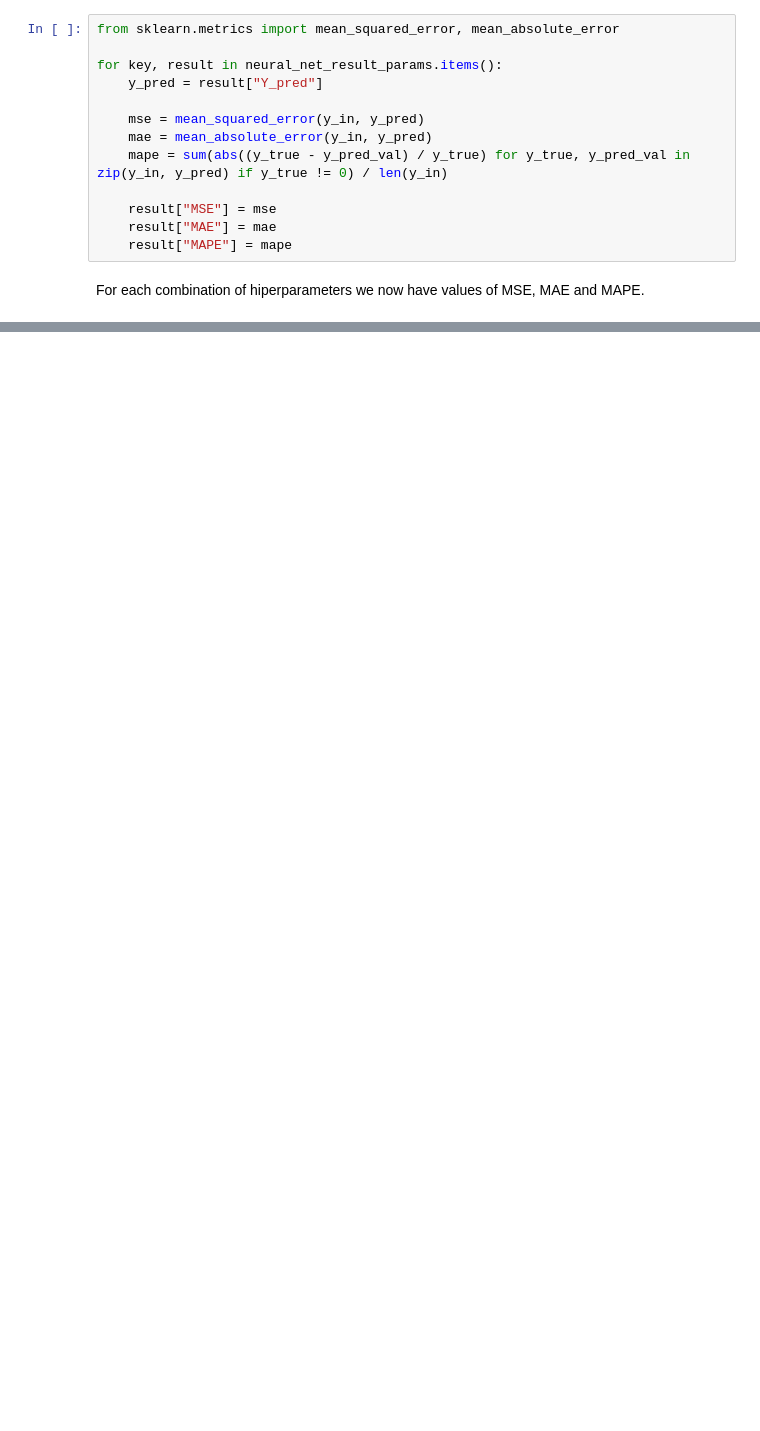
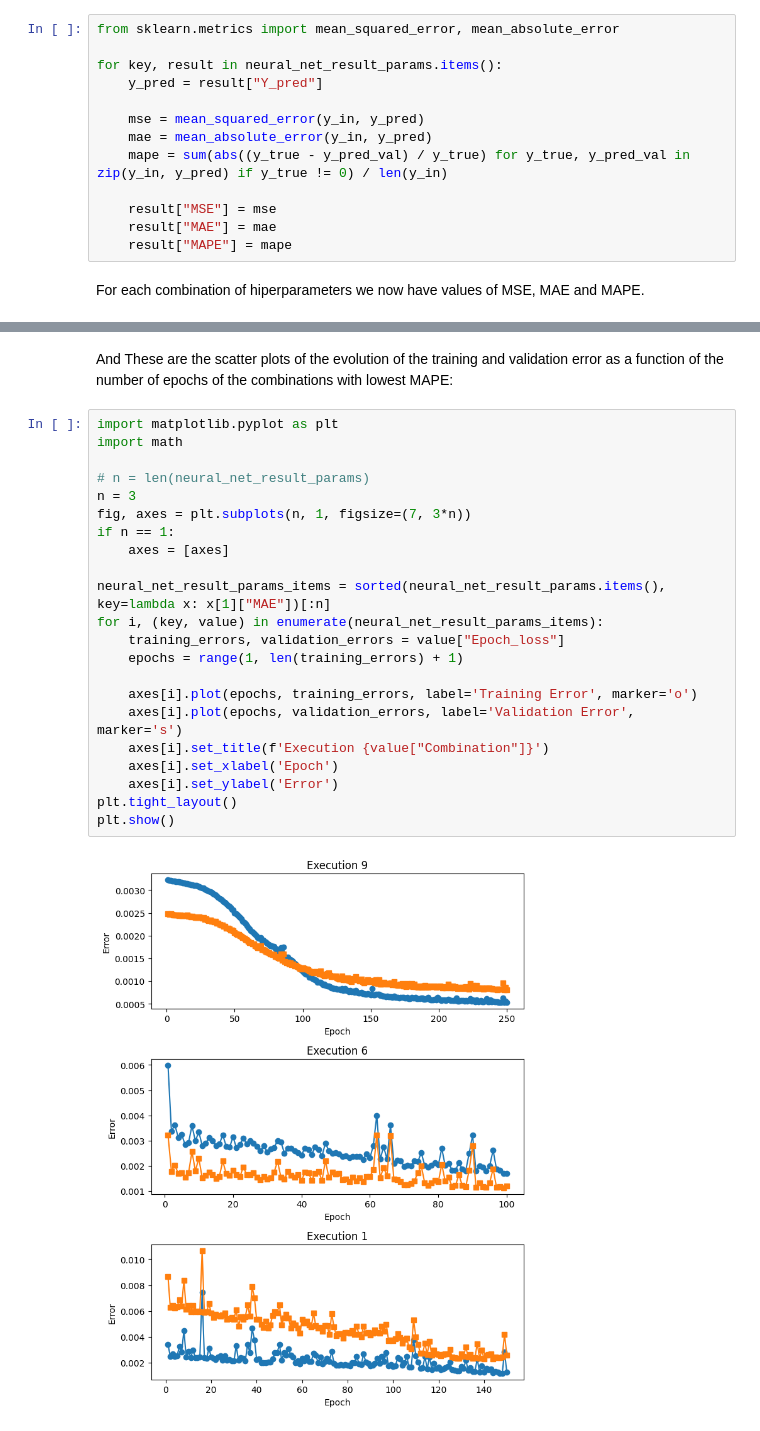
Before and after one commit to mananoreboton/A1-ManuelBueno, a Jupyter notebook: PredictionsComparison.ipynb, the cells around one changed output, grey strips where cells are left out. Saved outputs shown, nothing was run; the diff lists cells and outputs as text; blank space fills up the shorter version.

```diff
--- a/PredictionsComparison.ipynb
+++ b/PredictionsComparison.ipynb
@@ -180,0 +239,27 @@ Data frame saved to 'hyperparameters_performance_results.csv' with the following
+# %% [markdown]
+And These are the scatter plots of the evolution of the training and validation error as a function
+of the number of epochs of the combinations with lowest MAPE:
+# %%
+import matplotlib.pyplot as plt
+import math
+
+# n = len(neural_net_result_params)
+n = 3
+fig, axes = plt.subplots(n, 1, figsize=(7, 3*n))
+if n == 1:
+    axes = [axes]
+
+neural_net_result_params_items = sorted(neural_net_result_params.items(), key=lambda x: x[1]["MAE"])[:n]
+for i, (key, value) in enumerate(neural_net_result_params_items):
+    training_errors, validation_errors = value["Epoch_loss"]
+    epochs = range(1, len(training_errors) + 1)
+
+    axes[i].plot(epochs, training_errors, label='Training Error', marker='o')
+    axes[i].plot(epochs, validation_errors, label='Validation Error', marker='s')
+    axes[i].set_title(f'Execution {value["Combination"]}')
+    axes[i].set_xlabel('Epoch')
+    axes[i].set_ylabel('Error')
+plt.tight_layout()
+plt.show()
+# %% [output]
+[figure, added]
```
Also changed, not shown: parts of 10 cells of this notebook, 1 other file.
